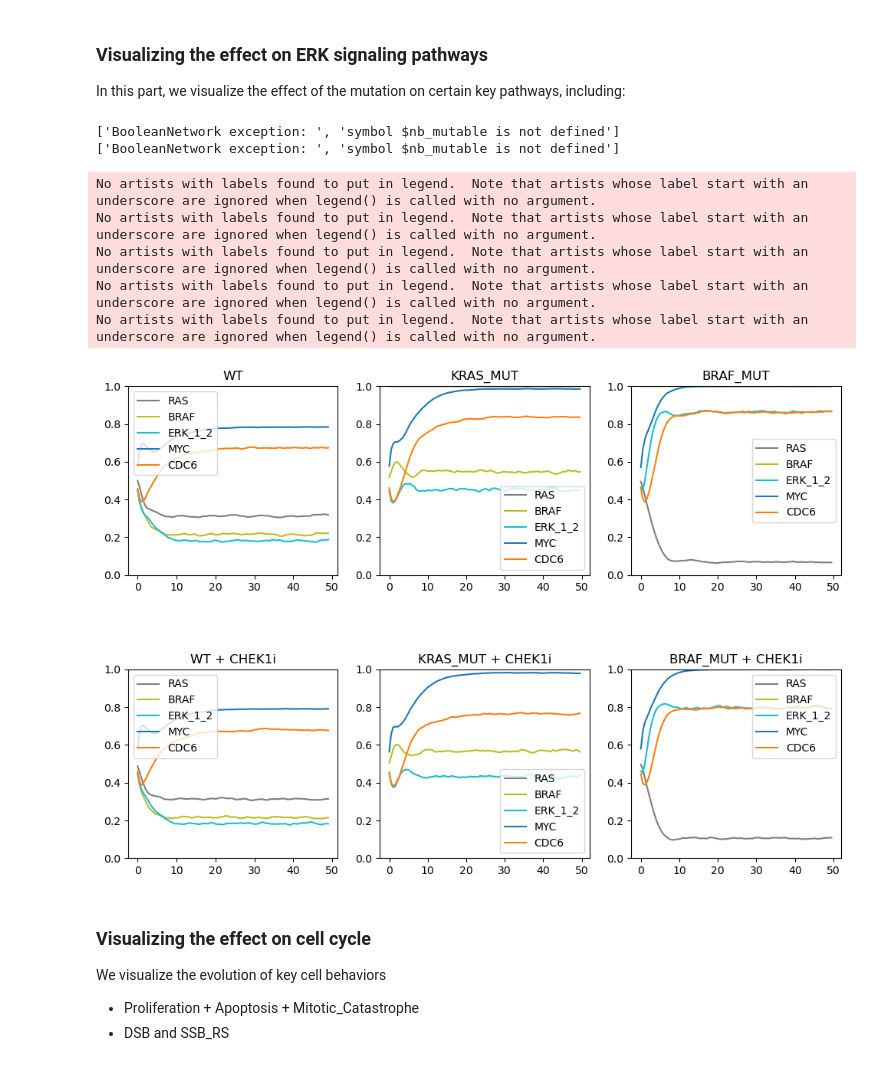
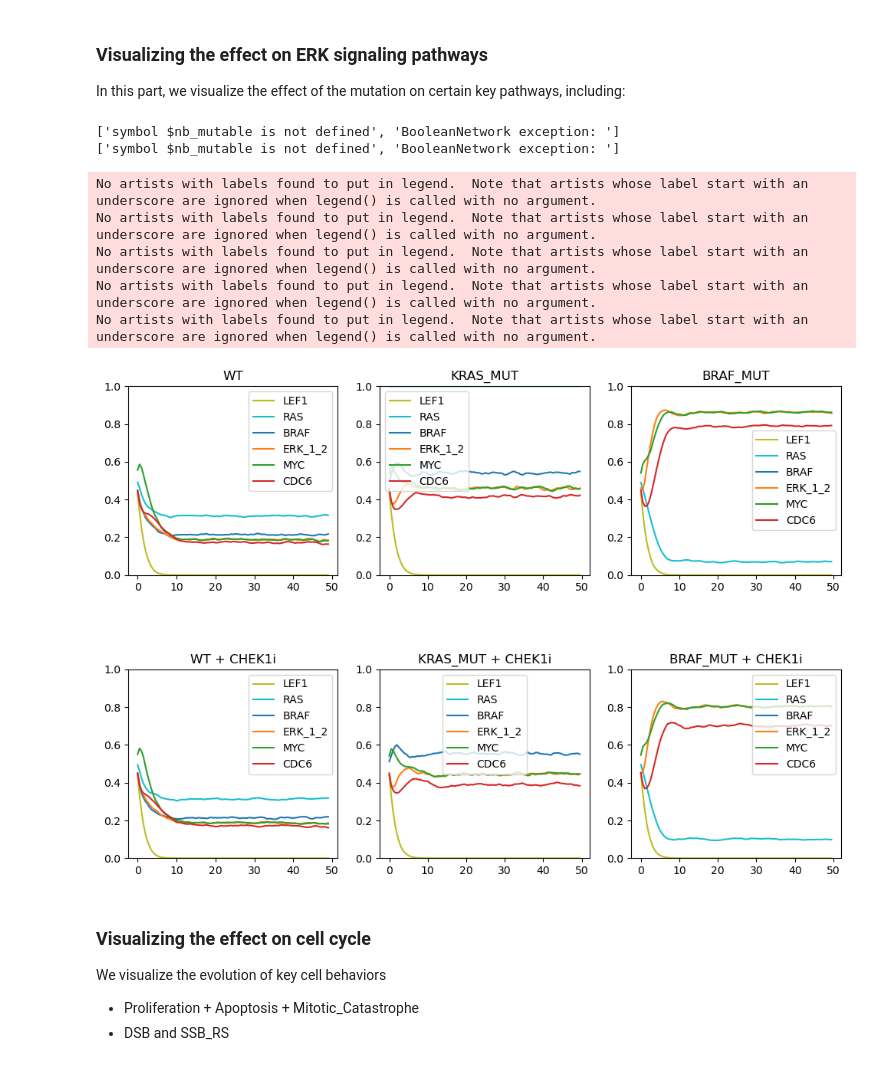
Before and after one commit to saran-pankaew/CRC_model, a Jupyter notebook: model_repository/20230816/ModelAnalysis_CRC_20230816.ipynb, the cells around one changed output. Saved outputs shown, nothing was run; the diff lists cells and outputs as text; code cells hidden in the pictures.

```diff
--- a/model_repository/20230816/ModelAnalysis_CRC_20230816.ipynb
+++ b/model_repository/20230816/ModelAnalysis_CRC_20230816.ipynb
@@ -35,14 +35,14 @@ WT_allinputs = maboss.copy_and_update_parameters(WT, {'max_time':50})
 
 ## if you wish to put some values as internal (the ones that will not be used for the analysis), write (uncomment):
 #for name in "ERK_1_2 MK2 p38 Wee1 BRAF CDK1 p21 TP53 Proliferation Senescence Apoptosis".split(' '):
-for name in "TAK1 PI3K MTORC2 CDC25A CDK4_6 S6 JNK AKT p38 p21".split(' '):
+for name in "PI3K MTORC2 CDC25A CDK4_6 S6 JNK AKT p38 p21".split(' '):
      WT_allinputs.network[name].is_internal = True
 
 ## Set all inputs at 0.5
 WT_allinputs.network.set_istate('EGF',[0.5,0.5])
 WT_allinputs.network.set_istate('TGFb',[0.5,0.5])
 WT_allinputs.network.set_istate('TNF',[0.5,0.5])
-WT_allinputs.network.set_istate('Wnt',[0.5,0.5])
+WT_allinputs.network.set_istate('Wnt',[1,0])
 WT_allinputs.network.set_istate('IL1R1',[0.5,0.5])
 WT_allinputs.network.set_istate('IFNA',[0.5,0.5])
 
@@ -50,7 +50,7 @@ WT_allinputs.network.set_istate('IFNA',[0.5,0.5])
 for i in WT_allinputs.network.names:
     WT_allinputs.network.set_istate(i,[0.5,0.5])
 WT_allinputs.network.set_istate('DNA_damage_agent',[1,0])
-WT_allinputs.network.set_istate('GSK3B',[1,0])
+####WT_allinputs.network.set_istate('GSK3B',[1,0])
 # %%
 WT_allinputs.network.get_istate()
 # %% [output]
@@ -231,7 +231,7 @@ No artists with labels found to put in legend.  Note that artists whose label st
 In this part, we visualize the effect of the mutation on certain key pathways, including:
 # %%
 # Select outputs for visualisation of the results
-WT_allinputs.network.set_output(('RAS','BRAF','ERK_1_2','MYC','CDC6'))
+WT_allinputs.network.set_output(('RAS','BRAF','ERK_1_2','MYC','CDC6','LEF1'))
 
 # Define the condition
 WT_KRAS = maboss.copy_and_mutate(WT_allinputs, nodes = ['RAS'], mut = 'ON')
@@ -267,36 +267,36 @@ axs[0][0].title.set_text("WT")
 axs[0][0].set_ylim(0,1)
 
 WT_KRAS_res.plot_node_trajectory(axes = axs.ravel()[1])
 axs[0][1].title.set_text("KRAS_MUT")
 axs[0][1].set_ylim(0,1)
 
 WT_BRAF_res.plot_node_trajectory(axes = axs.ravel()[2])
 axs[0][2].title.set_text("BRAF_MUT")
 axs[0][2].set_ylim(0,1)
 
 # Plot CHEK1i
 WT_res_chek1.plot_node_trajectory(axes = axs.ravel()[3])
 axs[1][0].title.set_text("WT + CHEK1i")
 axs[1][0].set_ylim(0,1)
 
 WT_KRAS_res_chek1.plot_node_trajectory(axes = axs.ravel()[4])
 axs[1][1].title.set_text("KRAS_MUT + CHEK1i")
 axs[1][1].set_ylim(0,1)
 
 WT_BRAF_res_chek1.plot_node_trajectory(axes = axs.ravel()[5])
 axs[1][2].title.set_text("BRAF_MUT + CHEK1i")
 axs[1][2].set_ylim(0,1)
 
 plt.show()
 # %% [output]
-['BooleanNetwork exception: ', 'symbol $nb_mutable is not defined']
-['BooleanNetwork exception: ', 'symbol $nb_mutable is not defined']
+['symbol $nb_mutable is not defined', 'BooleanNetwork exception: ']
+['symbol $nb_mutable is not defined', 'BooleanNetwork exception: ']
 No artists with labels found to put in legend.  Note that artists whose label start with an underscore are ignored when legend() is called with no argument.
 No artists with labels found to put in legend.  Note that artists whose label start with an underscore are ignored when legend() is called with no argument.
 No artists with labels found to put in legend.  Note that artists whose label start with an underscore are ignored when legend() is called with no argument.
 No artists with labels found to put in legend.  Note that artists whose label start with an underscore are ignored when legend() is called with no argument.
 No artists with labels found to put in legend.  Note that artists whose label start with an underscore are ignored when legend() is called with no argument.
-[figure, old version]
+[figure, new version]
 # %% [markdown]
 ### Visualizing the effect on cell cycle
 We visualize the evolution of key cell behaviors
```
Also changed, not shown: parts of 4 cells of this notebook, 4 other files.
